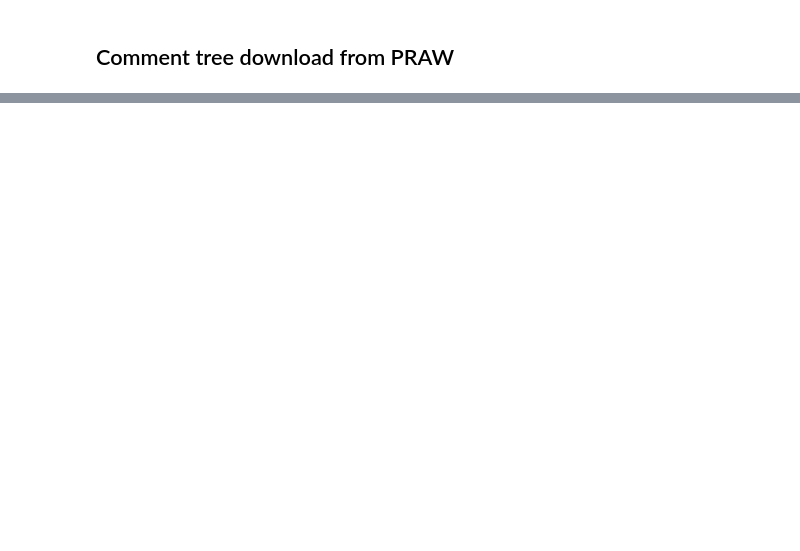
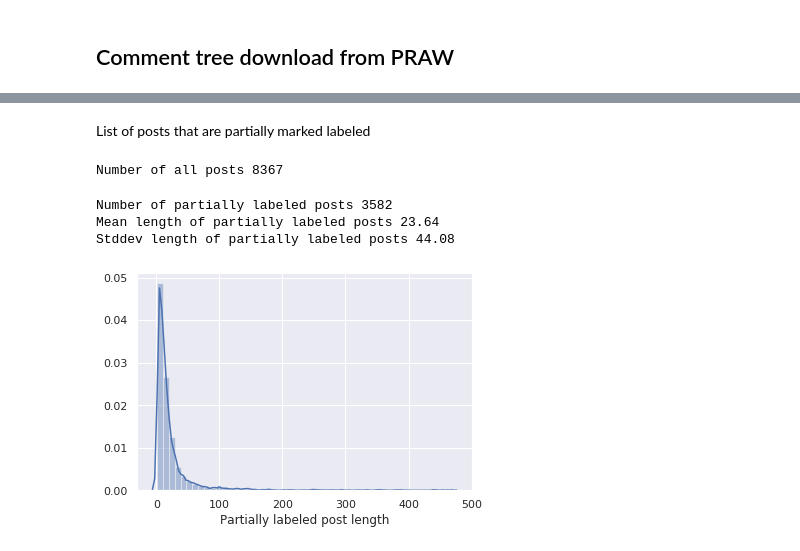
Before and after one commit to chandan047/reddit-affective-content, a Jupyter notebook: Data Visualization.ipynb, the cells around one changed output, grey strips where cells are left out. Drawn from its saved outputs; the diff is of its cells as text; code cells hidden in the pictures; blank space fills up the shorter version.

Commit message:
add plots

```diff
--- a/Data Visualization.ipynb
+++ b/Data Visualization.ipynb
@@ -366,0 +382,3 @@ for ind, submission_id in tqdm(enumerate(keys)):
+# %%
+forest_df = pd.read_csv('forest.csv')
+tree_info = pd.read_csv('tree_info.csv')
@@ -366,0 +395,37 @@ for ind, submission_id in tqdm(enumerate(keys)):
+# %%
+import seaborn as sns
+sns.set(); np.random.seed(0)
+# %% [markdown]
+List of posts that are partially marked labeled
+# %%
+# number of posts
+N = len(set(forest_df['postid']))
+print ("Number of all posts", N)
+# %% [output]
+Number of all posts 8367
+# %%
+p_id = []
+p_labeled = np.zeros(N)
+p_length = np.zeros(N)
+
+p_id.append(forest_df['postid'][0])
+for index, row in forest_df.iterrows():
+    if (row['postid'] != p_id[-1]):
+        p_id.append(row['postid'])
+    index = len(p_id) - 1
+    if (row[labels[0]] != -1): # then partially labeled post
+        p_labeled[index] = 1
+    if (row['wordcount'] != 1): # then comment is not deleted
+        p_length[index] += 1
+# %%
+p_labeled_length = pd.Series(p_length[p_labeled == 1], name="Partially labeled post length")
+print ("Number of partially labeled posts", len(p_labeled_length))
+print ("Mean length of partially labeled posts {0:.2f}".format(np.mean(p_labeled_length)))
+print ("Stddev length of partially labeled posts {0:.2f}".format(np.std(p_labeled_length)))
+ax = sns.distplot(p_labeled_length)
+plt.savefig("1.png")
+# %% [output]
+Number of partially labeled posts 3582
+Mean length of partially labeled posts 23.64
+Stddev length of partially labeled posts 44.08
+[figure, added]
```
Also changed, not shown: parts of 24 cells of this notebook, 6 other files.
